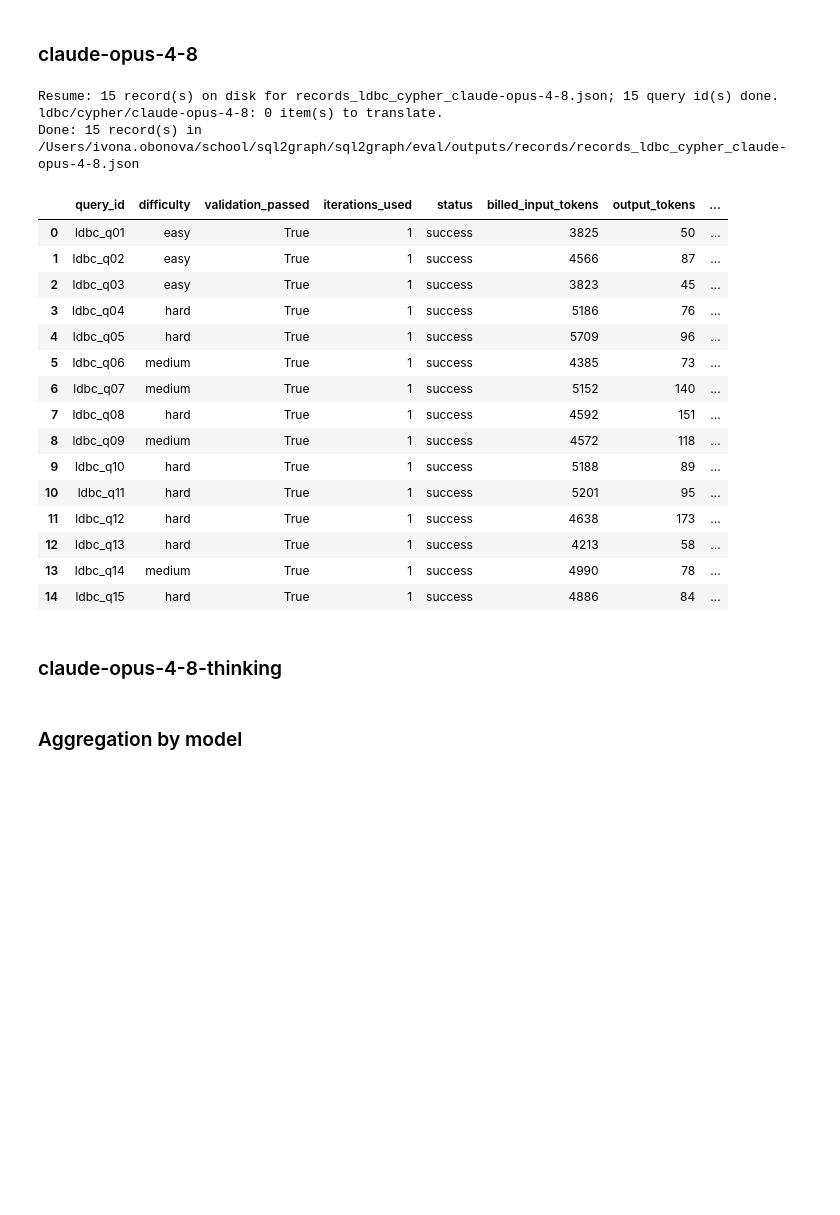
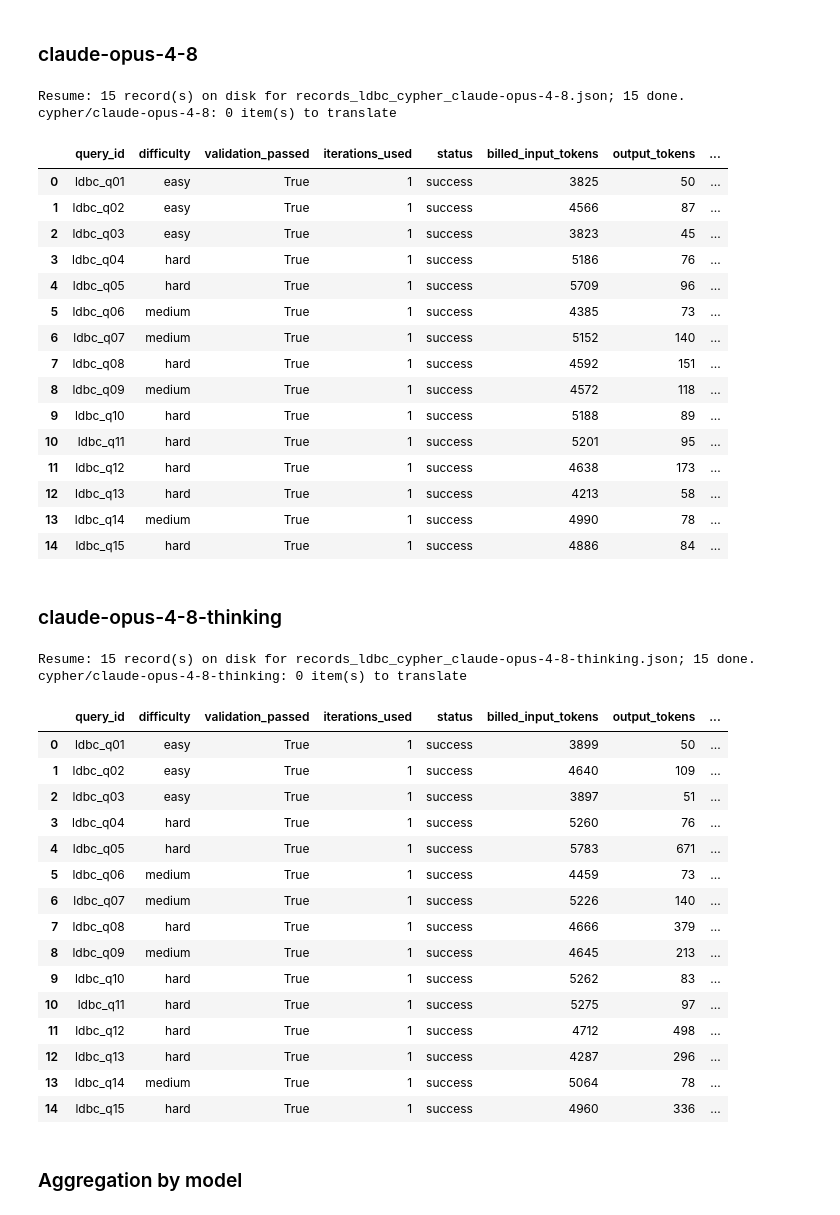
Before and after one commit to obonovai/sql2graph, a Jupyter notebook: eval/notebooks/01_translation_run.ipynb, the cells around one changed output. Drawn from its saved outputs; the diff is of its cells as text; code cells hidden in the pictures; blank space fills up the shorter version.

```diff
--- a/eval/notebooks/01_translation_run.ipynb
+++ b/eval/notebooks/01_translation_run.ipynb
@@ -164,11 +254,10 @@ Done: 15 record(s) in /Users/ivona.obonova/school/sql2graph/sql2graph/eval/outpu
 # %% [markdown]
 ### claude-opus-4-8
 # %%
-run_cell('cypher', 'claude-opus-4-8')
+translate('cypher', 'claude-opus-4-8')
 # %% [output]
-Resume: 15 record(s) on disk for records_ldbc_cypher_claude-opus-4-8.json; 15 query id(s) done.
-ldbc/cypher/claude-opus-4-8: 0 item(s) to translate.
-Done: 15 record(s) in /Users/ivona.obonova/school/sql2graph/sql2graph/eval/outputs/records/records_ldbc_cypher_claude-opus-4-8.json
+Resume: 15 record(s) on disk for records_ldbc_cypher_claude-opus-4-8.json; 15 done.
+cypher/claude-opus-4-8: 0 item(s) to translate
 |  | query_id | difficulty | validation_passed | iterations_used | status | billed_input_tokens | output_tokens | ... |
 | 0 | ldbc_q01 | easy | True | 1 | success | 3825 | 50 | ... |
 | 1 | ldbc_q02 | easy | True | 1 | success | 4566 | 87 | ... |
@@ -188,7 +277,26 @@ Done: 15 record(s) in /Users/ivona.obonova/school/sql2graph/sql2graph/eval/outpu
 # %% [markdown]
 ### claude-opus-4-8-thinking
 # %%
-run_cell('cypher', 'claude-opus-4-8-thinking')
+translate('cypher', 'claude-opus-4-8-thinking')
+# %% [output]
+Resume: 15 record(s) on disk for records_ldbc_cypher_claude-opus-4-8-thinking.json; 15 done.
+cypher/claude-opus-4-8-thinking: 0 item(s) to translate
+|  | query_id | difficulty | validation_passed | iterations_used | status | billed_input_tokens | output_tokens | ... |
+| 0 | ldbc_q01 | easy | True | 1 | success | 3899 | 50 | ... |
+| 1 | ldbc_q02 | easy | True | 1 | success | 4640 | 109 | ... |
+| 2 | ldbc_q03 | easy | True | 1 | success | 3897 | 51 | ... |
+| 3 | ldbc_q04 | hard | True | 1 | success | 5260 | 76 | ... |
+| 4 | ldbc_q05 | hard | True | 1 | success | 5783 | 671 | ... |
+| 5 | ldbc_q06 | medium | True | 1 | success | 4459 | 73 | ... |
+| 6 | ldbc_q07 | medium | True | 1 | success | 5226 | 140 | ... |
+| 7 | ldbc_q08 | hard | True | 1 | success | 4666 | 379 | ... |
+| 8 | ldbc_q09 | medium | True | 1 | success | 4645 | 213 | ... |
+| 9 | ldbc_q10 | hard | True | 1 | success | 5262 | 83 | ... |
+| 10 | ldbc_q11 | hard | True | 1 | success | 5275 | 97 | ... |
+| 11 | ldbc_q12 | hard | True | 1 | success | 4712 | 498 | ... |
+| 12 | ldbc_q13 | hard | True | 1 | success | 4287 | 296 | ... |
+| 13 | ldbc_q14 | medium | True | 1 | success | 5064 | 78 | ... |
+| 14 | ldbc_q15 | hard | True | 1 | success | 4960 | 336 | ... |
 # %% [markdown]
 ### Aggregation by model
 # %%
```
Also changed, not shown: parts of 34 cells of this notebook, 50 other files.
